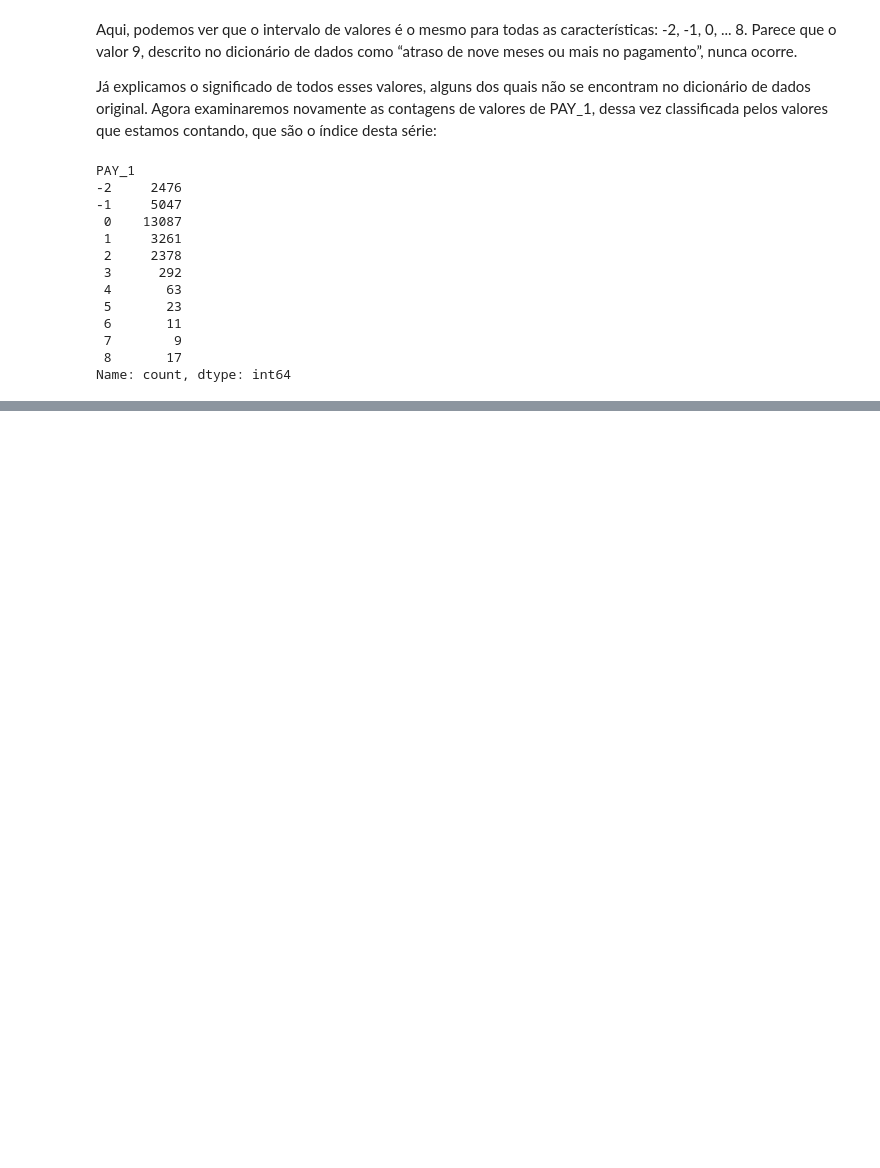
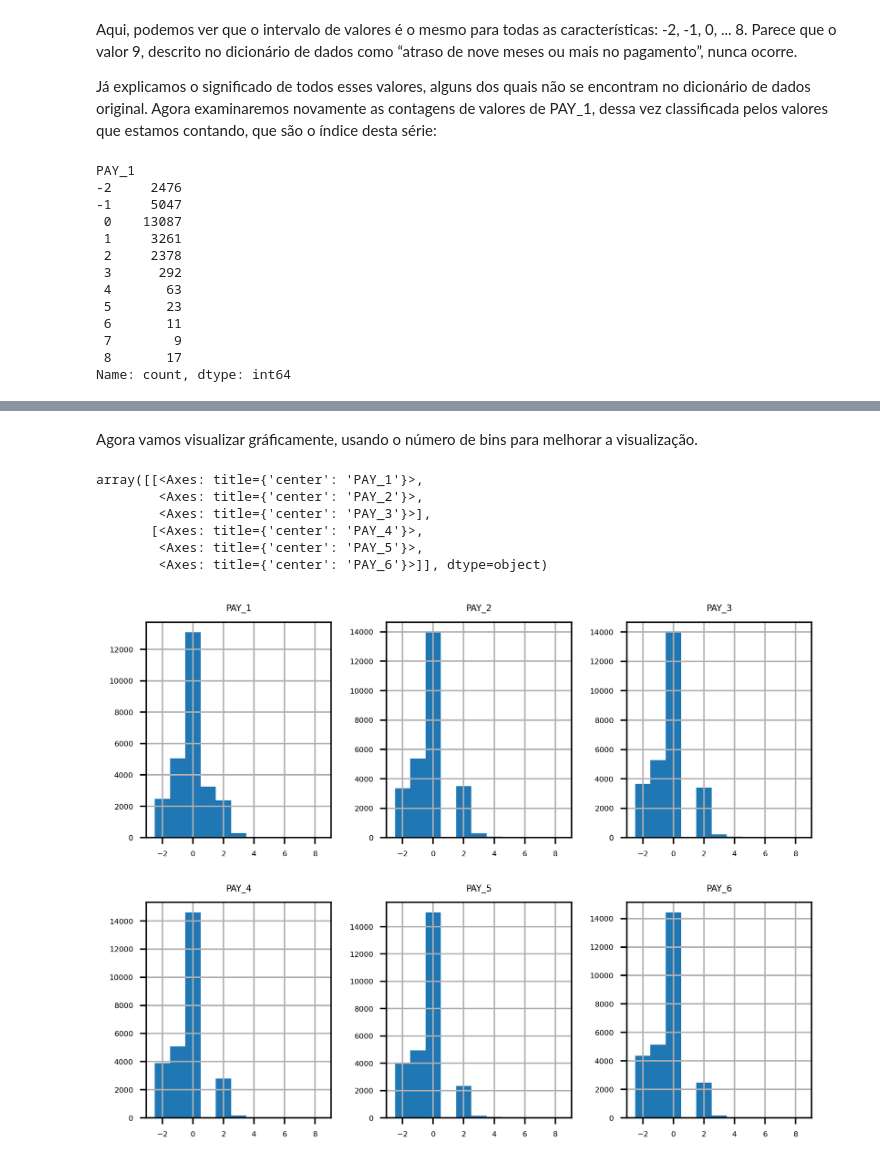
Before and after one commit to AlanSouza87/Estudos-em-Python-para-Analise-e-Ciencia-de-dados, a Jupyter notebook: Livro_Projetos_de_Ciência_de_Dados_com_Python.ipynb, the cells around one changed output, grey strips where cells are left out. Saved outputs shown, nothing was run; the diff lists cells and outputs as text; code cells hidden in the pictures; blank space fills up the shorter version.

```diff
--- a/Livro_Projetos_de_Ciência_de_Dados_com_Python.ipynb
+++ b/Livro_Projetos_de_Ciência_de_Dados_com_Python.ipynb
@@ -839,0 +925,13 @@ não usada, totalmente paga ou com pelo menos o pagamento mínimo feito.
+# %% [markdown]
+Agora vamos visualizar gráficamente, usando  o número de bins para melhorar a visualização.
+# %%
+mpl.rcParams['font.size'] = 4
+df[pay_feats].hist(bins=pay_1_bins, layout=(2,3))
+# %% [output]
+array([[<Axes: title={'center': 'PAY_1'}>,
+        <Axes: title={'center': 'PAY_2'}>,
+        <Axes: title={'center': 'PAY_3'}>],
+       [<Axes: title={'center': 'PAY_4'}>,
+        <Axes: title={'center': 'PAY_5'}>,
+        <Axes: title={'center': 'PAY_6'}>]], dtype=object)
+[figure, added]
```
Also changed, not shown: parts of 9 cells of this notebook.
